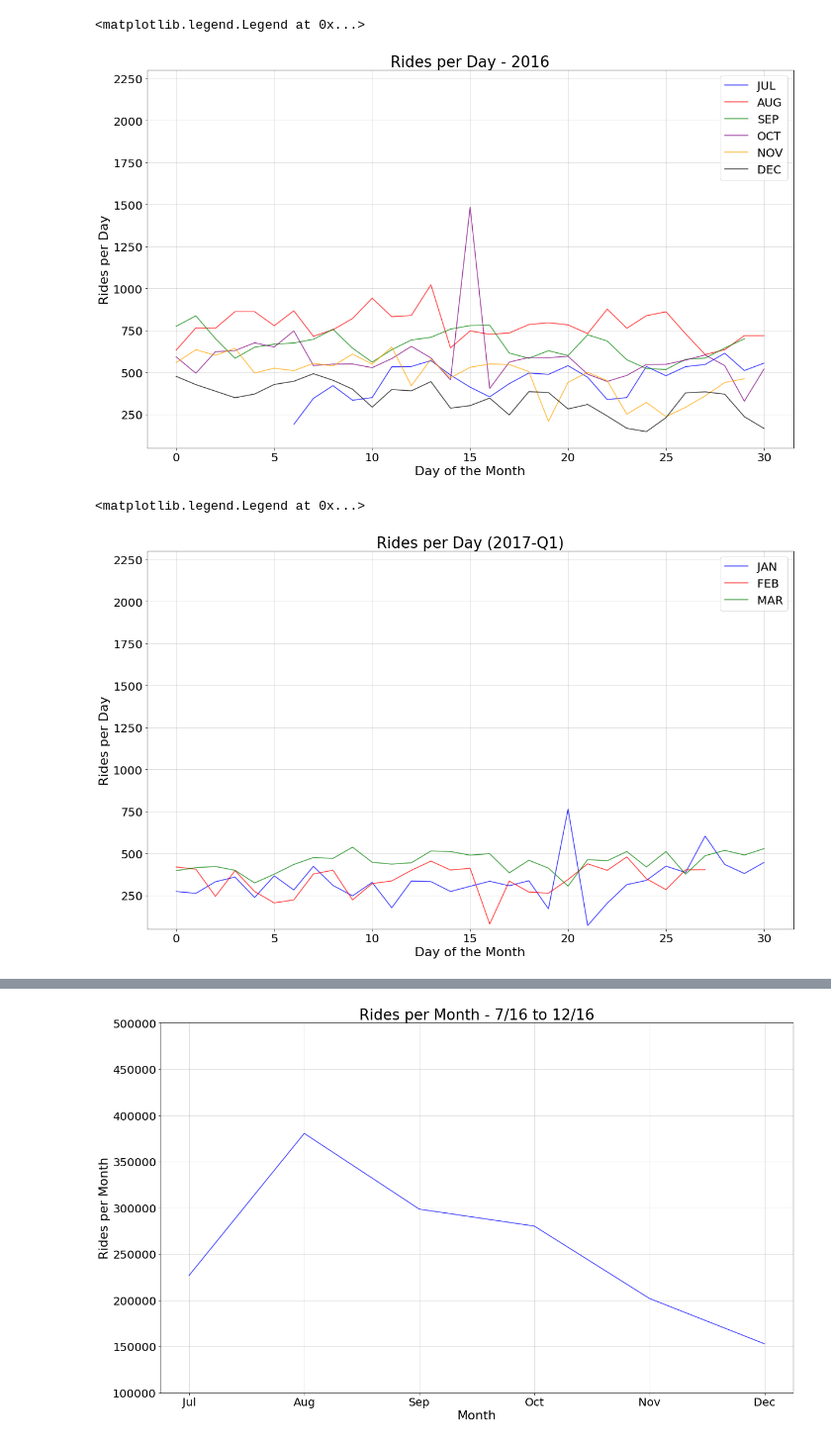
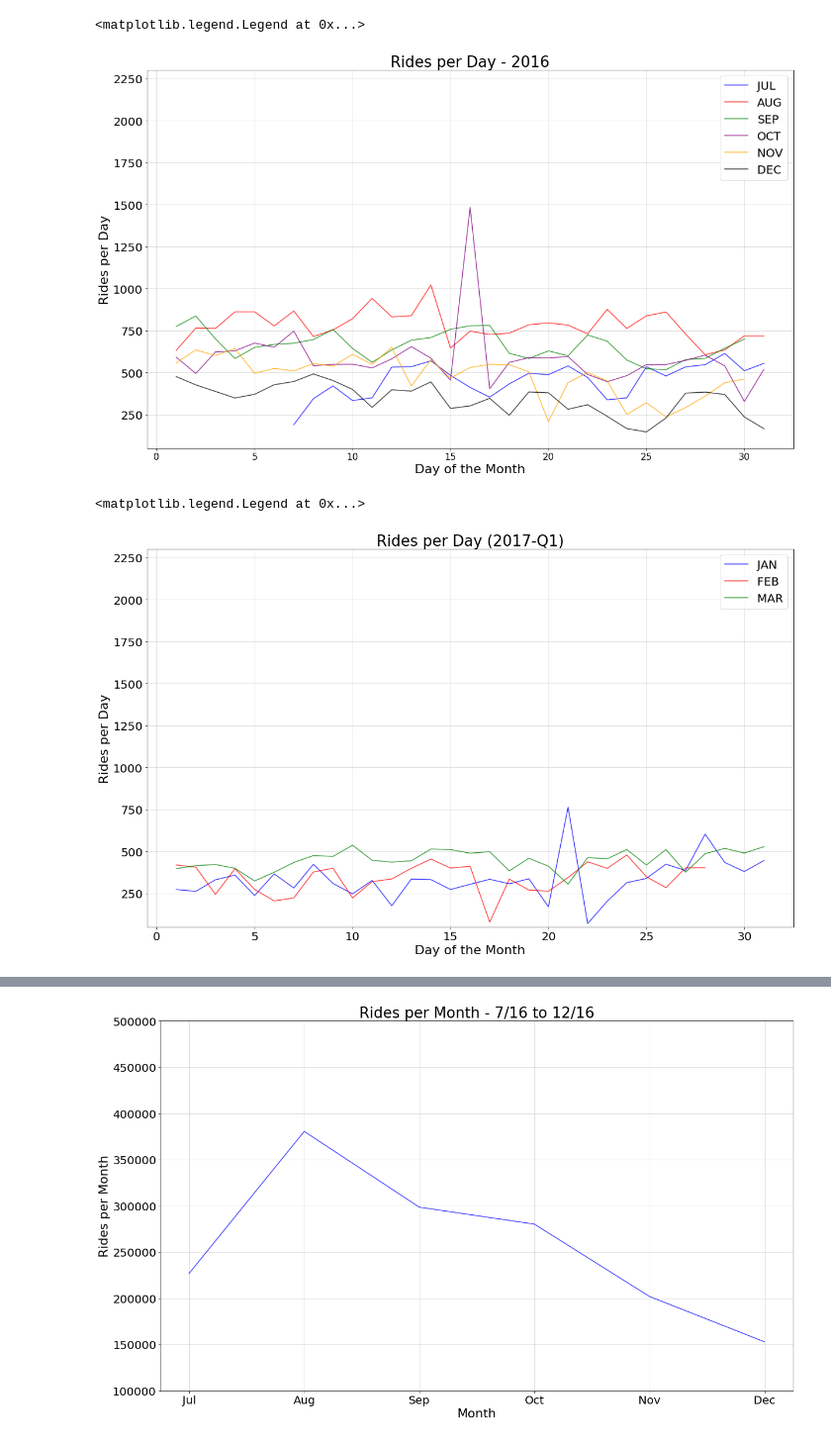
Before and after one commit to sqweets/Project1-LA-Bike_Share, a Jupyter notebook: Project_One_RidesPerDayAndMonth.ipynb, the cells around one changed output, grey strips where cells are left out. Shown: that part at 99% size. Drawn from its saved outputs; the diff is of its cells as text; code cells hidden in the pictures.

```diff
--- a/Project_One_RidesPerDayAndMonth.ipynb
+++ b/Project_One_RidesPerDayAndMonth.ipynb
@@ -118,7 +111,7 @@ month_10 = unstacked_df[('start_time', 10)]
 month_11 = unstacked_df[('start_time', 11)]
 month_12 = unstacked_df[('start_time', 12)]
 
-x_axis = np.arange(0, 31)
+x_axis = np.arange(1, 32)
 
 # Set y axis limits
 axes = plt.gca()
@@ -144,7 +137,7 @@ plt.rc('ytick',labelsize=20)
 plt.legend(loc='upper right', fontsize = 20)
 # %% [output]
 <matplotlib.legend.Legend at 0x...>
-[figure, old version]
+[figure, new version]
 # %%
 # Show plot
 plt.show()
@@ -165,35 +158,35 @@ grouped_Q1_df = pd.DataFrame(groupedby_month_day_17_Q1)
 # Make Month columns
 unstacked_Q1_df = grouped_Q1_df.unstack(level=0)
 
 # Get each months data
 month_1 = unstacked_Q1_df[('start_time', 1)]
 month_2 = unstacked_Q1_df[('start_time', 2)]
 month_3 = unstacked_Q1_df[('start_time', 3)]
 
-x_axis = np.arange(0, 31)
+x_axis = np.arange(1, 32)
 
 # Set y axis limits
 axes = plt.gca()
 axes.set_ylim([50,2300])
 
 jan_handle = plt.plot(x_axis, month_1, c='blue', alpha=0.75, label="JAN")
 feb_handle = plt.plot(x_axis, month_2, c='red', alpha=0.75, label="FEB")
 mar_handle = plt.plot(x_axis, month_3, c='green', alpha=0.75, label="MAR")
 
 plt.grid(axis='both', alpha=0.5)
 plt.xlabel("Day of the Month", fontsize = 22)
 plt.ylabel("Rides per Day", fontsize = 22)
 plt.title('Rides per Day (2017-Q1)', fontsize = 26)
 
 plt.rcParams['figure.figsize'] = (20,12)
 
 plt.rc('xtick',labelsize=20)
 plt.rc('ytick',labelsize=20)
 
 plt.legend(loc='upper right', fontsize = 20)
 # %% [output]
 <matplotlib.legend.Legend at 0x...>
-[figure, old version]
+[figure, new version]
 # %%
 # Show plot
 plt.show()
```
Also changed, not shown: parts of 6 cells of this notebook, 5 other files.
